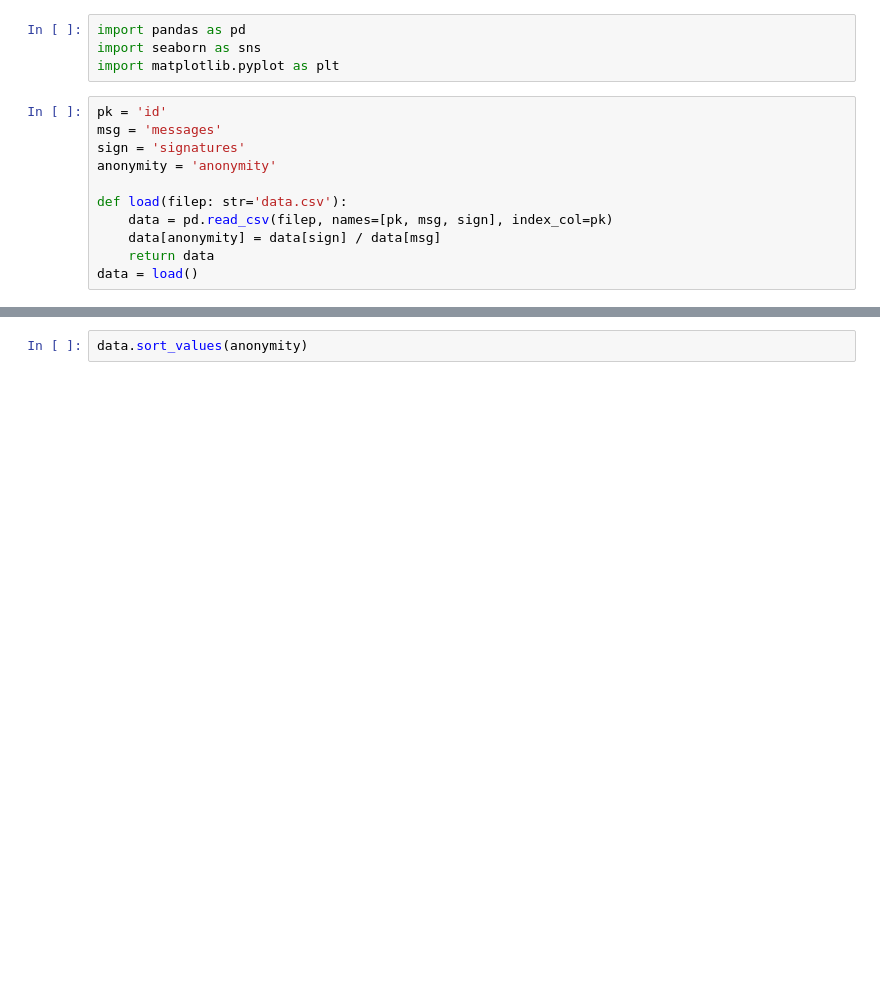
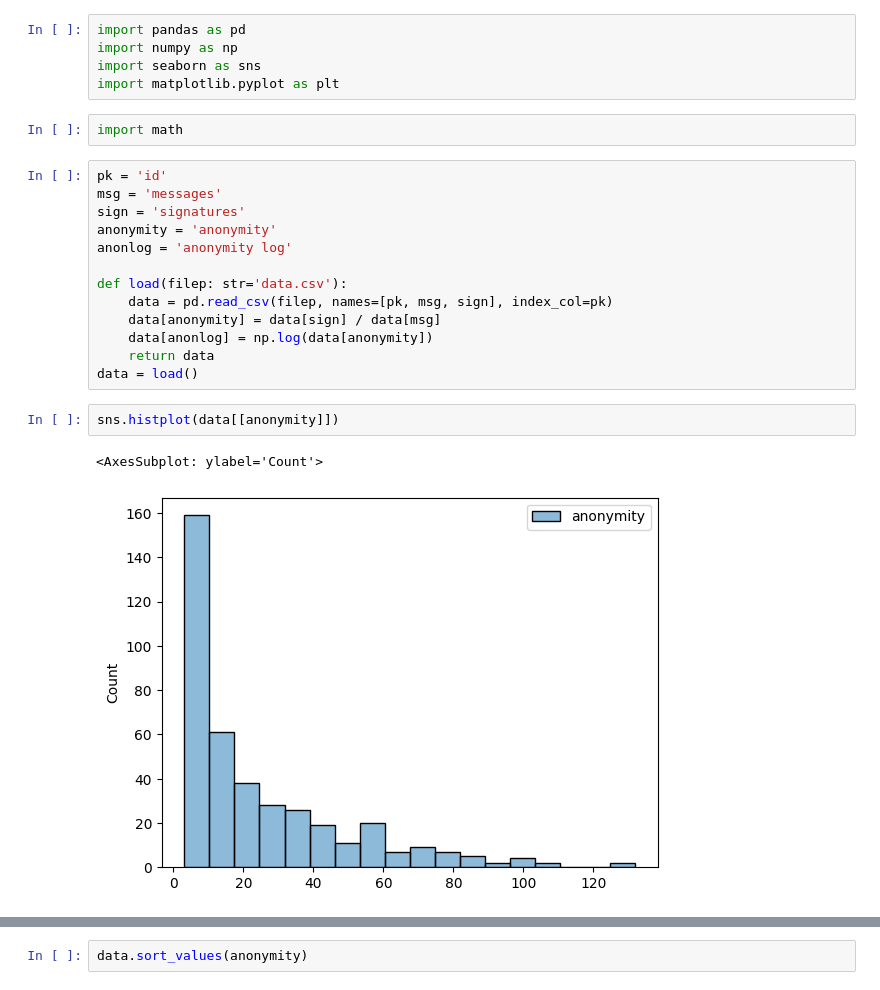
Before and after one commit to sergisi/glowing-dollop, a Jupyter notebook: notebook/Untitled.ipynb, the cells around one changed output, grey strips where cells are left out. Drawn from its saved outputs; the diff is of its cells as text; blank space fills up the shorter version.

```diff
--- a/notebook/Untitled.ipynb
+++ b/notebook/Untitled.ipynb
@@ -1,18 +1,28 @@
 # %%
 import pandas as pd
+import numpy as np
 import seaborn as sns
 import matplotlib.pyplot as plt
+# %%
+import math
 # %%
 pk = 'id'
 msg = 'messages'
 sign = 'signatures'
 anonymity = 'anonymity'
+anonlog = 'anonymity log'
 
 def load(filep: str='data.csv'):
     data = pd.read_csv(filep, names=[pk, msg, sign], index_col=pk)
     data[anonymity] = data[sign] / data[msg]
+    data[anonlog] = np.log(data[anonymity])
     return data
 data = load()
+# %%
+sns.histplot(data[[anonymity]])
+# %% [output]
+<AxesSubplot: ylabel='Count'>
+[figure, added]
 # %%
 sns.displot(data)
 # %% [output]
```
Also changed, not shown: parts of 2 cells of this notebook, 9 other files.
